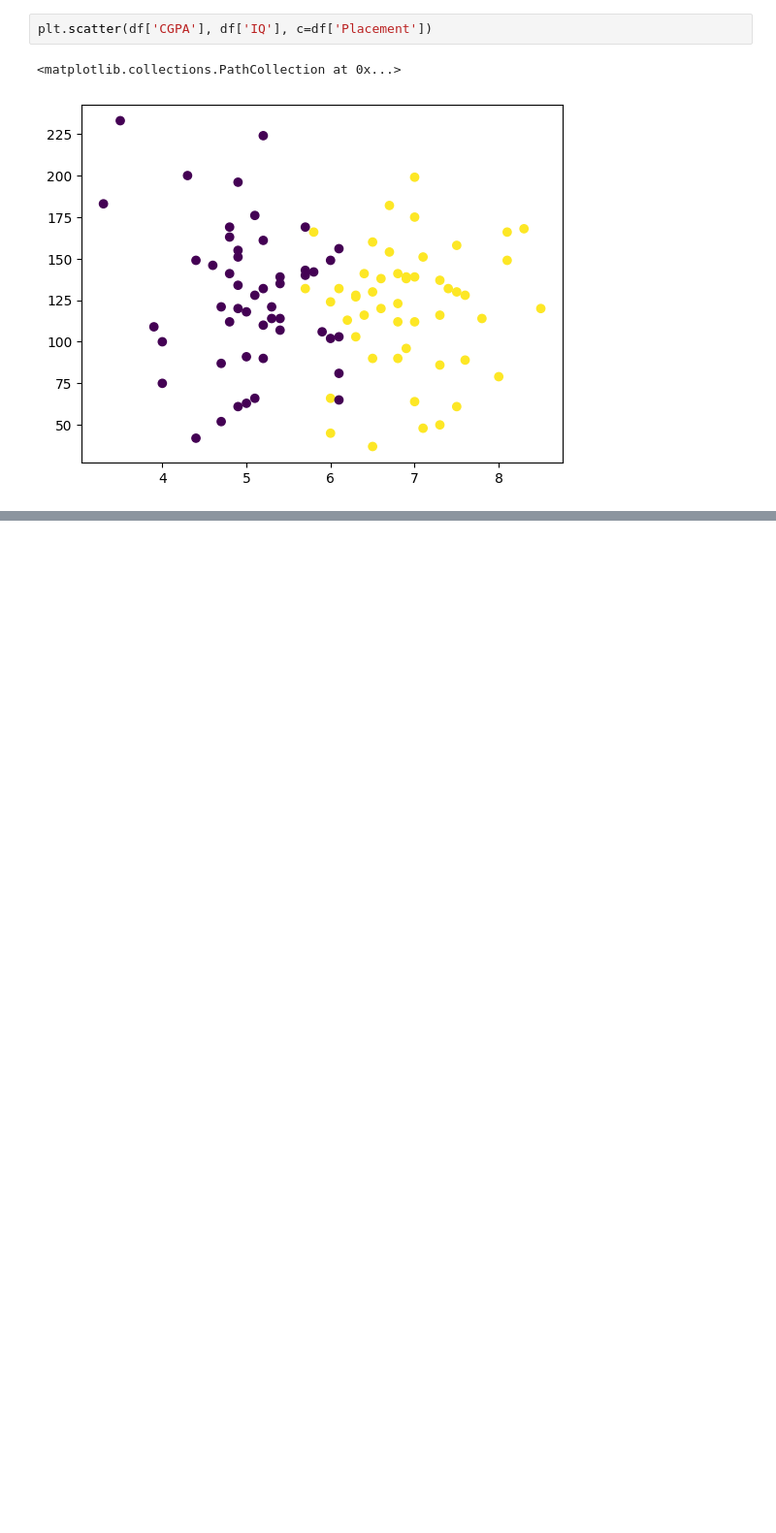
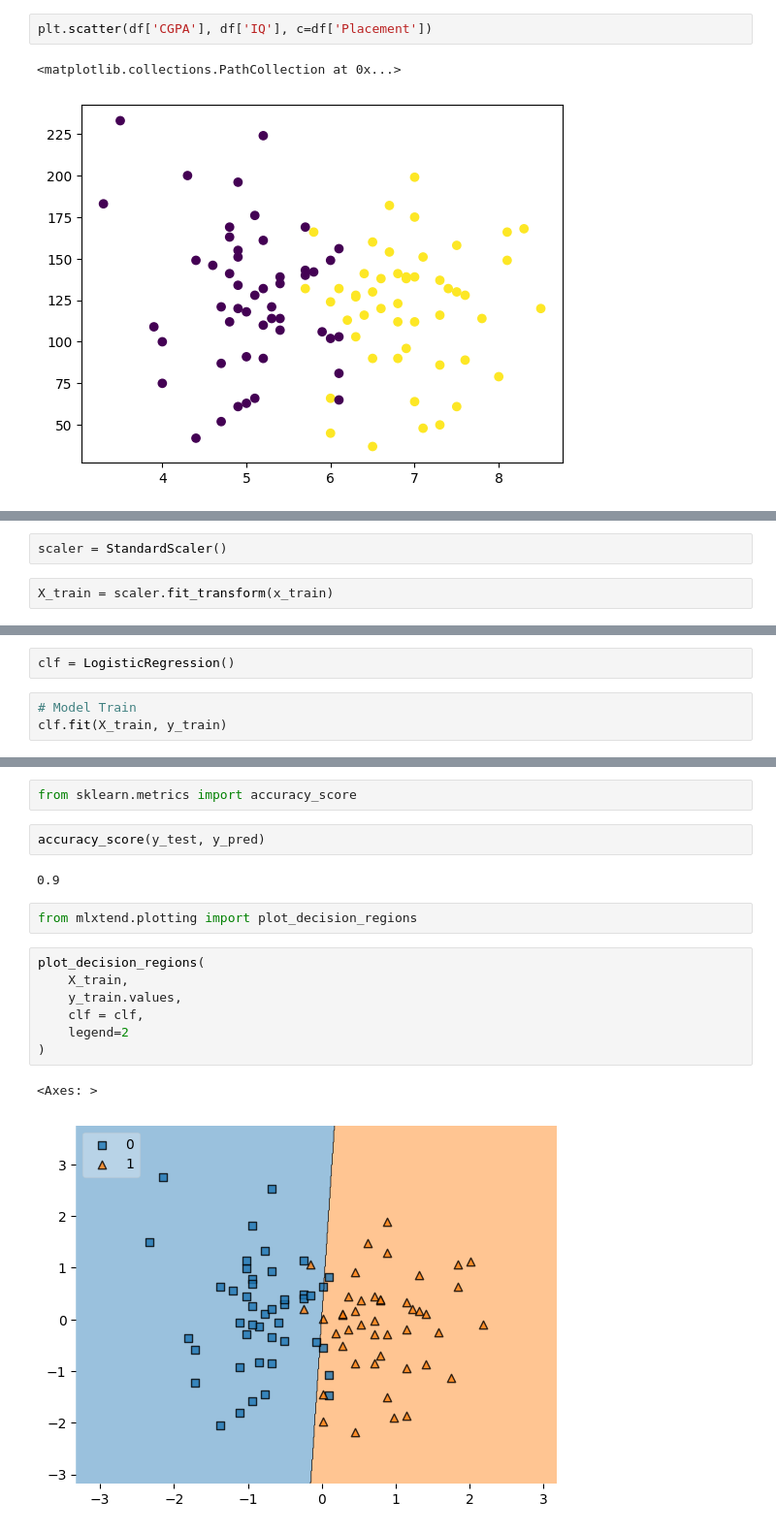
Before and after one commit to naimNB/100-days-of-machine-learning, a Jupyter notebook: day_2.ipynb, the cells around one changed output, grey strips where cells are left out. Shown at 97% size. Saved outputs shown, nothing was run; the diff lists cells and outputs as text; blank space fills up the shorter version.

```diff
--- a/day_2.ipynb
+++ b/day_2.ipynb
@@ -74,0 +146,4 @@ plt.scatter(df['CGPA'], df['IQ'], c=df['Placement'])
+# %%
+scaler = StandardScaler()
+# %%
+X_train = scaler.fit_transform(x_train)
@@ -74,0 +188,5 @@ plt.scatter(df['CGPA'], df['IQ'], c=df['Placement'])
+# %%
+clf = LogisticRegression()
+# %%
+# Model Train
+clf.fit(X_train, y_train)
@@ -74,0 +211,18 @@ plt.scatter(df['CGPA'], df['IQ'], c=df['Placement'])
+# %%
+from sklearn.metrics import accuracy_score
+# %%
+accuracy_score(y_test, y_pred)
+# %% [output]
+0.9
+# %%
+from mlxtend.plotting import plot_decision_regions
+# %%
+plot_decision_regions(
+    X_train,
+    y_train.values,
+    clf = clf,
+    legend=2
+)
+# %% [output]
+<Axes: >
+[figure, added]
```
Also changed, not shown: parts of 14 cells of this notebook, 1 other file.
